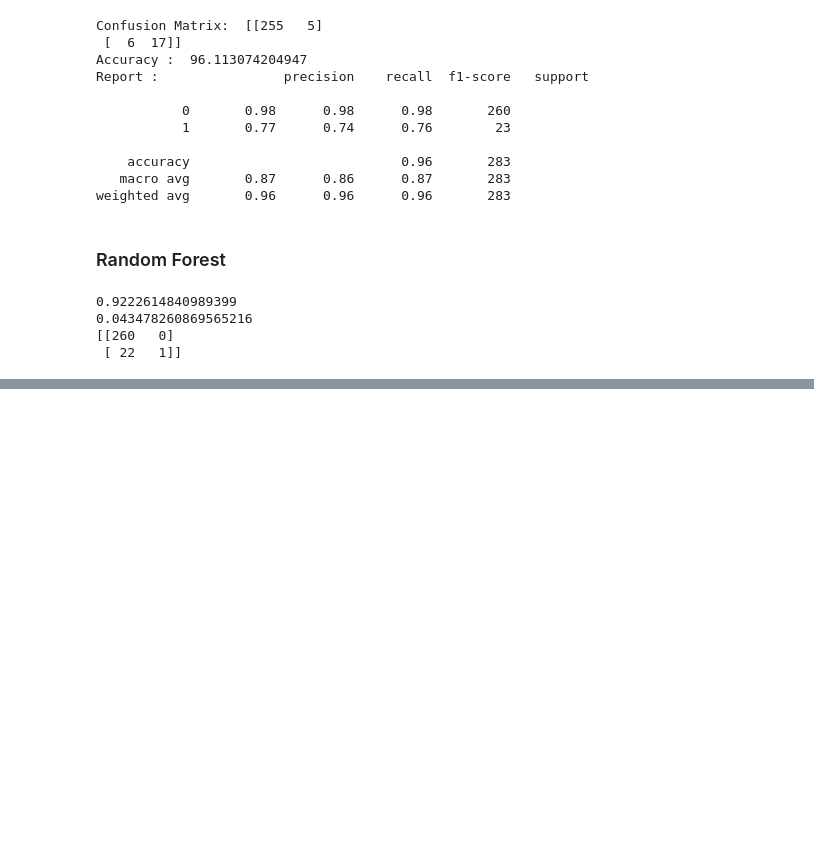
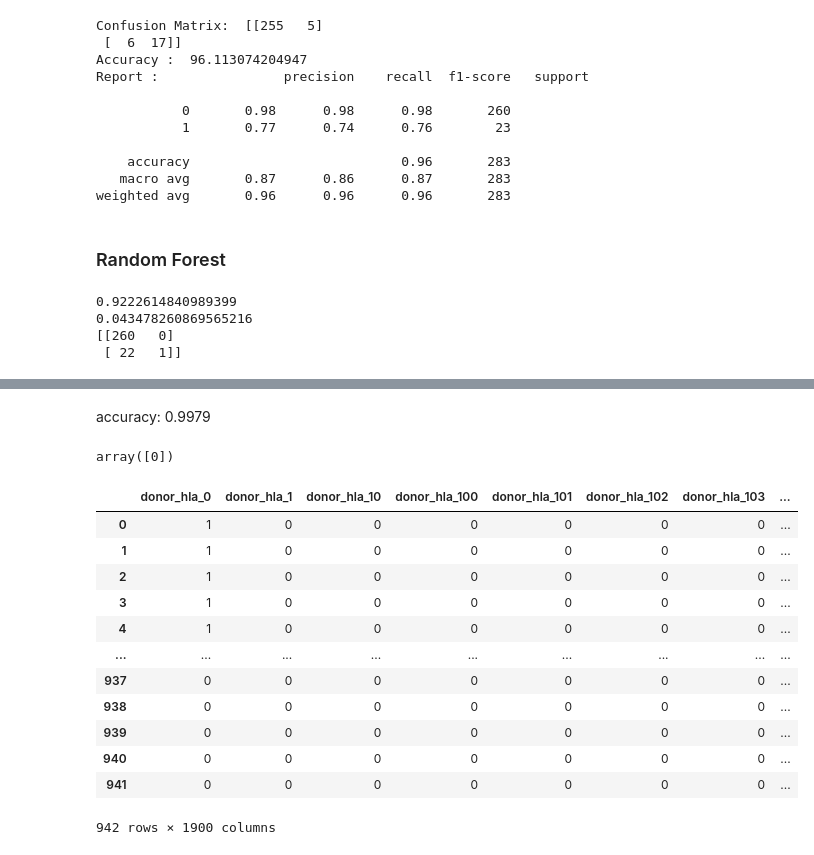
Before and after one commit to IsaacRamos1/IC_UFPI, a Jupyter notebook: Preprocesso_dados_IC.ipynb, the cells around one changed output, grey strips where cells are left out. Drawn from its saved outputs; the diff is of its cells as text; code cells hidden in the pictures; blank space fills up the shorter version.

```diff
--- a/Preprocesso_dados_IC.ipynb
+++ b/Preprocesso_dados_IC.ipynb
@@ -431,0 +441,12 @@ print(confusion_matrix(y_test,y_pred))
+# %%
+X = df_mod
+y = labels
+# %%
+model = Sequential()
+model.add(Dense(12, input_dim=1900, activation='relu'))
+model.add(Dense(8, activation='relu'))
+model.add(Dense(1, activation='relu'))
+# %%
+model.compile(loss='binary_crossentropy', optimizer='adam', metrics=['accuracy'])
+# %%
+model.fit(X, y, epochs=30, batch_size=100)
@@ -431,0 +478,2 @@ print(confusion_matrix(y_test,y_pred))
+# %% [markdown]
+accuracy: 0.9979
@@ -431,0 +486,20 @@ print(confusion_matrix(y_test,y_pred))
+# %%
+predictions[0]
+# %% [output]
+array([0])
+# %%
+X
+# %% [output]
+|  | donor_hla_0 | donor_hla_1 | donor_hla_10 | donor_hla_100 | donor_hla_101 | donor_hla_102 | donor_hla_103 | ... |
+| 0 | 1 | 0 | 0 | 0 | 0 | 0 | 0 | ... |
+| 1 | 1 | 0 | 0 | 0 | 0 | 0 | 0 | ... |
+| 2 | 1 | 0 | 0 | 0 | 0 | 0 | 0 | ... |
+| 3 | 1 | 0 | 0 | 0 | 0 | 0 | 0 | ... |
+| 4 | 1 | 0 | 0 | 0 | 0 | 0 | 0 | ... |
+| ... | ... | ... | ... | ... | ... | ... | ... | ... |
+| 937 | 0 | 0 | 0 | 0 | 0 | 0 | 0 | ... |
+| 938 | 0 | 0 | 0 | 0 | 0 | 0 | 0 | ... |
+| 939 | 0 | 0 | 0 | 0 | 0 | 0 | 0 | ... |
+| 940 | 0 | 0 | 0 | 0 | 0 | 0 | 0 | ... |
+| 941 | 0 | 0 | 0 | 0 | 0 | 0 | 0 | ... |
+942 rows × 1900 columns
```
Also changed, not shown: parts of 12 cells of this notebook.
